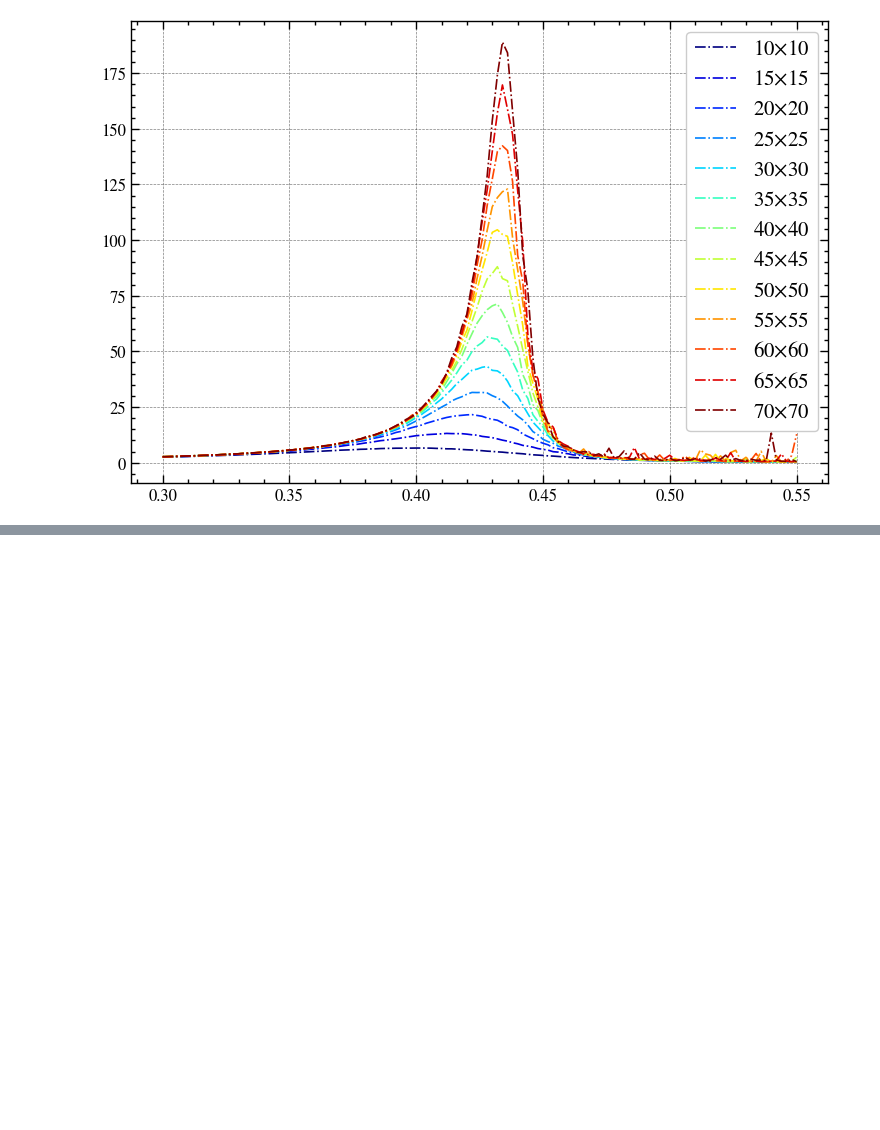
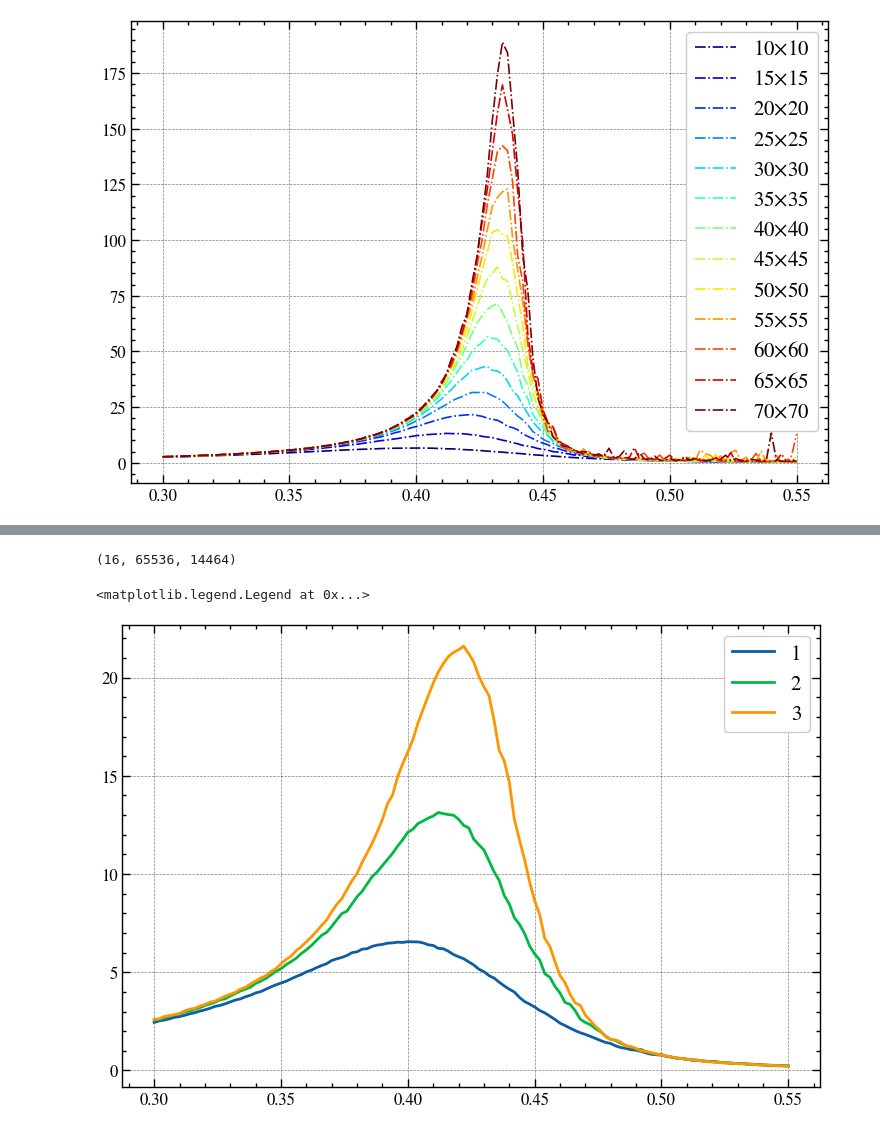
Before and after one commit to roberto-dionisio/numerical_methods, a Jupyter notebook: Ising_model/analysis+term.ipynb, the cells around one changed output, grey strips where cells are left out. Drawn from its saved outputs; the diff is of its cells as text; code cells hidden in the pictures; blank space fills up the shorter version.

```diff
--- a/Ising_model/analysis+term.ipynb
+++ b/Ising_model/analysis+term.ipynb
@@ -170,0 +252,5 @@ def errori(files, beta_exp, energy_mat, magnes_mat):
+# %%
+n=80000
+n.bit_length()-1, 2**16,80000-65536
+# %% [output]
+(16, 65536, 14464)
@@ -170,0 +259,24 @@ def errori(files, beta_exp, energy_mat, magnes_mat):
+# %%
+@njit #ricorda il valore assoluto magn quando chiami
+def bootstrap(boot):
+    aver = np.zeros(boot.shape[0])
+    d_aver = np.zeros(boot.shape[0])
+    dd_aver = np.zeros(boot.shape[0])
+    for i in range(0,boot.shape[0]):
+        aver[i] = np.sum(boot[i])/boot.shape[1]   #average per campiionamento
+        d_aver[i] = np.sum(boot[i]**2)/boot.shape[1] - (np.sum(boot[i])/boot.shape[1])**2
+
+    average = np.sum(aver)/boot.shape[0]
+    d_average = np.sum(d_aver)/boot.shape[0]
+    dx1 = 0
+    dx = 0
+    for i in range(0,boot.shape[0]):
+        dx1 += (d_aver[i] - d_average)**2
+        dx += (aver[i] - average)**2
+    dx = np.sqrt(dx/(boot.shape[0]-1))
+    dx1 = np.sqrt(dx/(boot.shape[0]-1))
+
+    return dx,dx1
+# %%
+beta_exp = np.round(np.arange(0.3,0.55,0.002), decimals=3)
+files = np.arange(10,75,5)
@@ -170,0 +329,8 @@ def errori(files, beta_exp, energy_mat, magnes_mat):
+# %%
+plt.plot(beta_exp,chi_L[:,0],label='1')
+plt.plot(beta_exp,chi_L[:,1],label='2')
+plt.plot(beta_exp,chi_L[:,2],label='3')
+plt.legend()
+# %% [output]
+<matplotlib.legend.Legend at 0x...>
+[figure, added]
```
Also changed, not shown: parts of 34 cells of this notebook.
